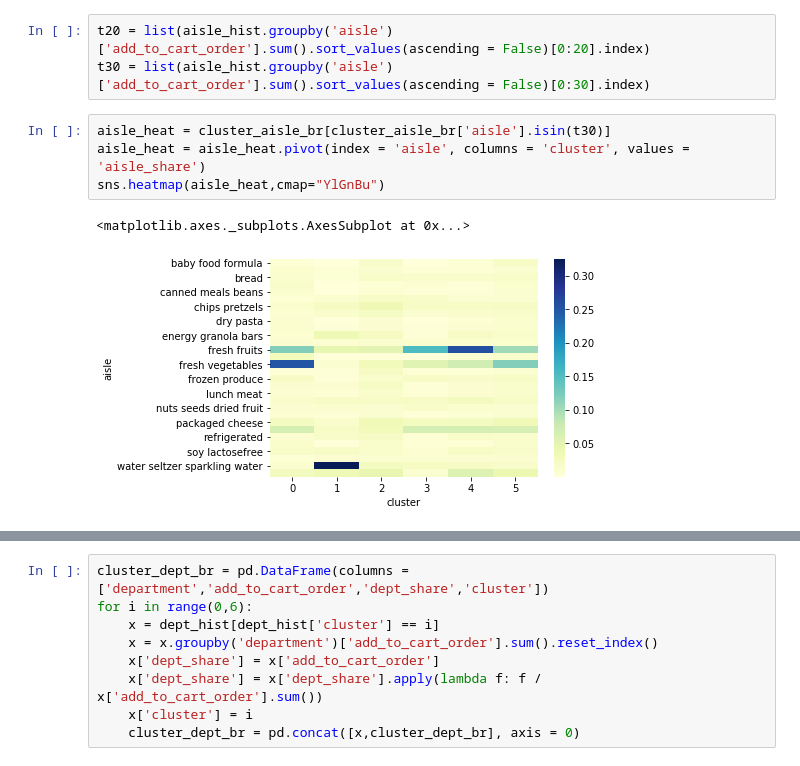
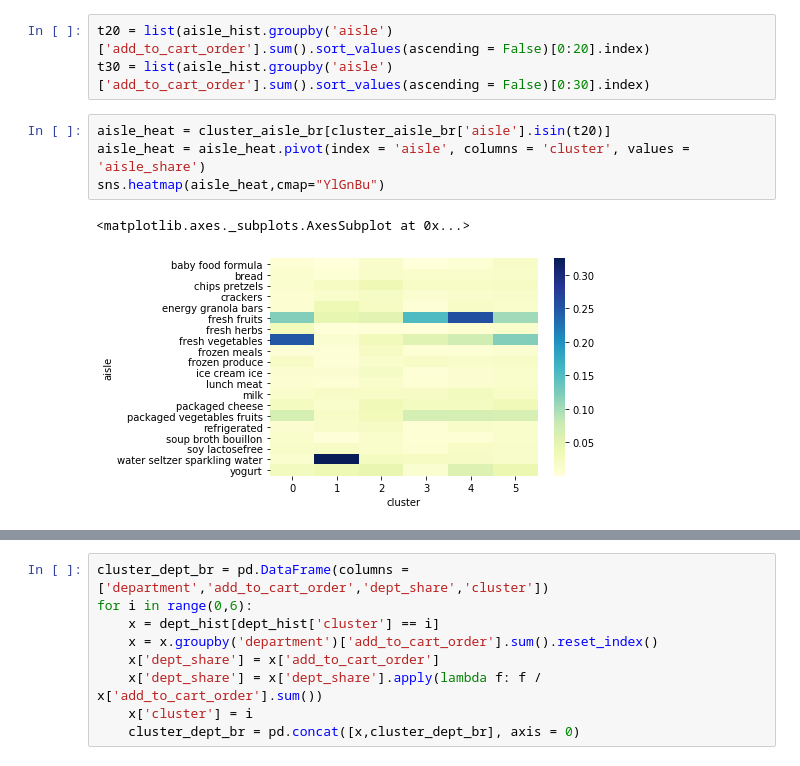
Before and after one commit to ellmanalex/instacart_basket_analysis, a Jupyter notebook: instacart_kmeans_clustering.ipynb, the cells around one changed output, grey strips where cells are left out. Cells and saved outputs as stored; diff of their text form.

Commit message:
clustering analysis add

```diff
--- a/instacart_kmeans_clustering.ipynb
+++ b/instacart_kmeans_clustering.ipynb
@@ -231,12 +203,12 @@ aisle_hist
 t20 = list(aisle_hist.groupby('aisle')['add_to_cart_order'].sum().sort_values(ascending = False)[0:20].index)
 t30 = list(aisle_hist.groupby('aisle')['add_to_cart_order'].sum().sort_values(ascending = False)[0:30].index)
 # %%
-aisle_heat = cluster_aisle_br[cluster_aisle_br['aisle'].isin(t30)]
+aisle_heat = cluster_aisle_br[cluster_aisle_br['aisle'].isin(t20)]
 aisle_heat = aisle_heat.pivot(index = 'aisle', columns = 'cluster', values = 'aisle_share')
 sns.heatmap(aisle_heat,cmap="YlGnBu")
 # %% [output]
 <matplotlib.axes._subplots.AxesSubplot at 0x...>
-[figure, old version]
+[figure, new version]
 # %%
 for i in range(0,6):
     x = sns.barplot(data = cluster_aisle_br[cluster_aisle_br['cluster'] == i].sort_values('aisle_share', ascending = False)[0:10], x = 'aisle', y = 'aisle_share')
```
Also changed, not shown: parts of 6 cells of this notebook.
